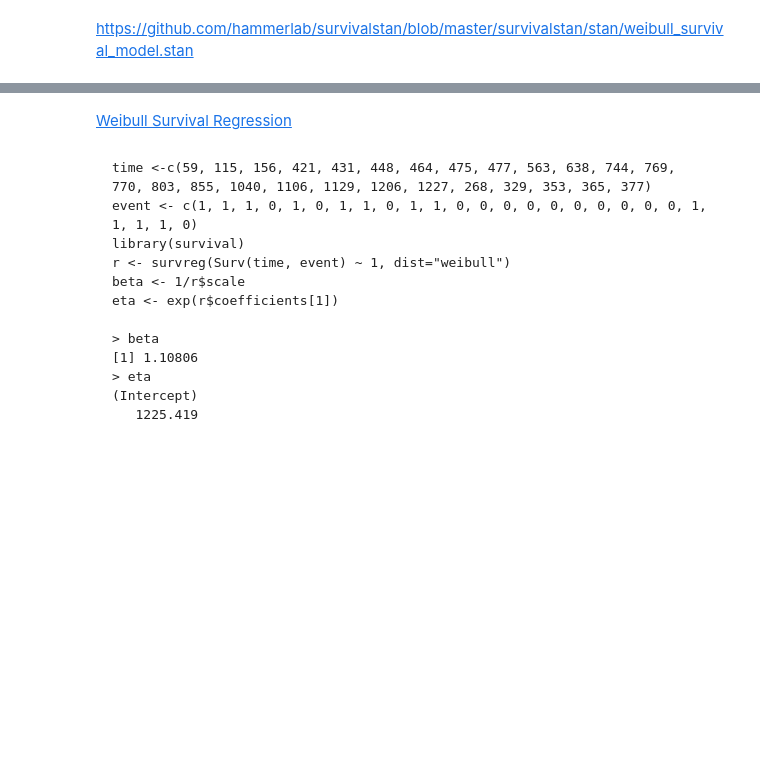
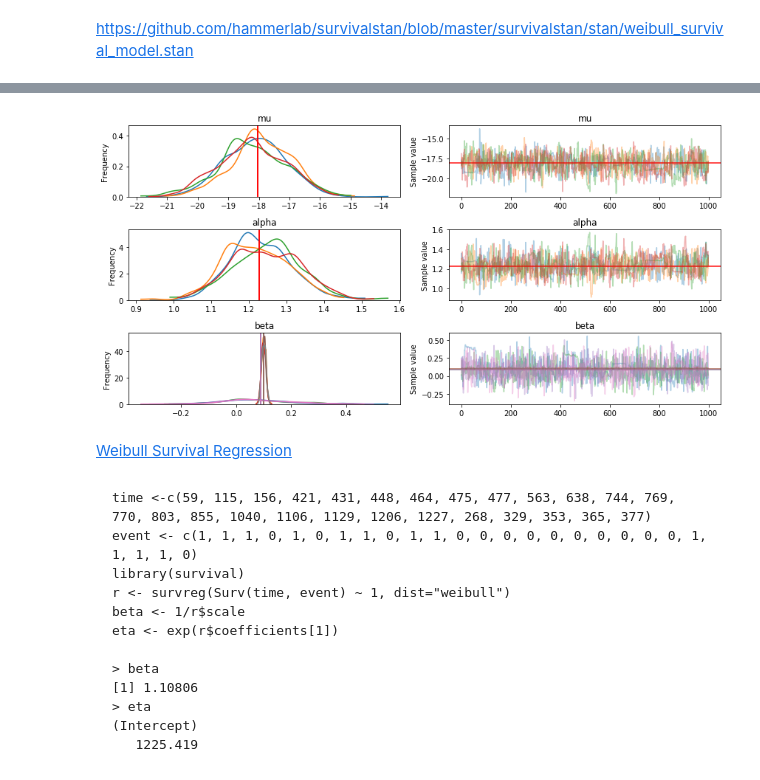
Before and after one commit to junpenglao/Planet_Sakaar_Data_Science, a Jupyter notebook: PyMC3QnA/discourse_1107.ipynb, the cells around one changed output, grey strips where cells are left out. Saved outputs shown, nothing was run; the diff lists cells and outputs as text; code cells hidden in the pictures; blank space fills up the shorter version.

```diff
--- a/PyMC3QnA/discourse_1107.ipynb
+++ b/PyMC3QnA/discourse_1107.ipynb
@@ -36,3 +143,7 @@ https://github.com/hammerlab/survivalstan/blob/master/survivalstan/stan/weibull_
+# %%
+mu_stan = tr_stan.extract(permuted=True)['mu'].mean(axis=0)
+alpha_stan = tr_stan.extract(permuted=True)['alpha'].mean(axis=0)
+beta_stan = tr_stan.extract(permuted=True)['beta'].mean(axis=0)
 # %%
 sd_mu = 10.0
 sd_al = 10.0
@@ -49,9 +160,9 @@ with pm.Model() as weibull:
 
     tau_s_raw = pm.HalfNormal('tau_s_raw', 10.)
     tau_raw = pm.ChiSquared('tau_raw', 1., shape=M)
-    beta = tau_s_raw * tt.sqrt(1. / tau_raw) * beta_raw
+    beta = pm.Deterministic('beta', tau_s_raw * tt.sqrt(1. / tau_raw) * beta_raw)
 
-    alpha = tt.exp(sd_al * alpha_raw)
+    alpha = pm.Deterministic('alpha', tt.exp(sd_al * alpha_raw))
 
     lp = mu + tt.dot(x, beta)
 
@@ -62,6 +173,6 @@ with pm.Model() as weibull:
                             tt.exp(-(lp[event == 0]) / alpha)))
 # %%
 with weibull:
-    trace = pm.sample()
+    trace = pm.sample(1000, tune=1000, init='adapt_diag')
 # %% [output]
 Auto-assigning NUTS sampler...
@@ -71,3 +195,9 @@ NUTS: [tau_raw_log__, tau_s_raw_log__, mu, a0, b0]
+# %%
+pm.traceplot(trace,
+             varnames=['mu','alpha', 'beta'],
+             lines=dict(mu=mu_stan, alpha=alpha_stan, beta=beta_stan));
+# %% [output]
+[figure, added]
 # %% [markdown]
 [Weibull Survival Regression](https://discourse.pymc.io/t/weibull-survival-regression-aft/1107/3)
 # %% [markdown]
```
Also changed, not shown: parts of 10 cells of this notebook.
